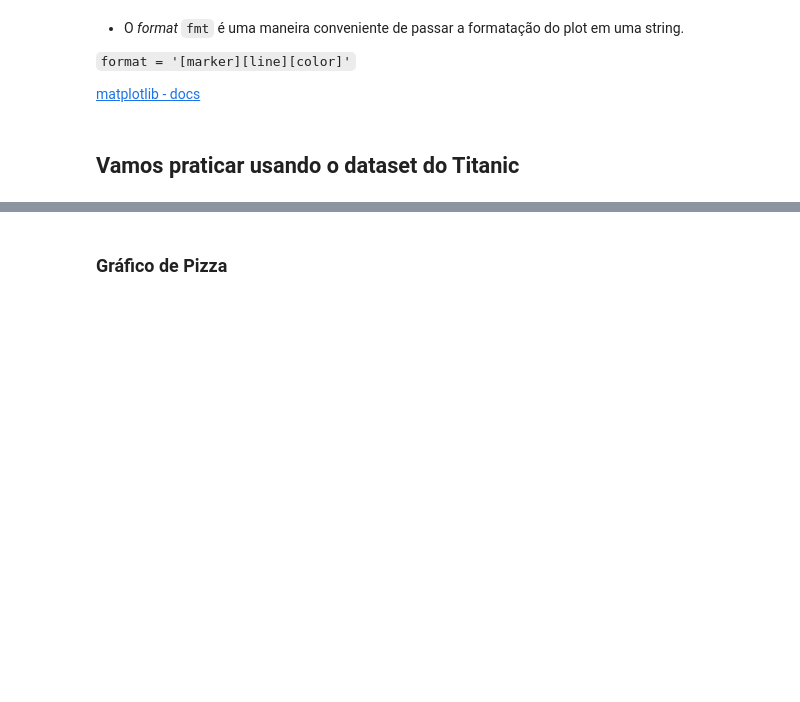
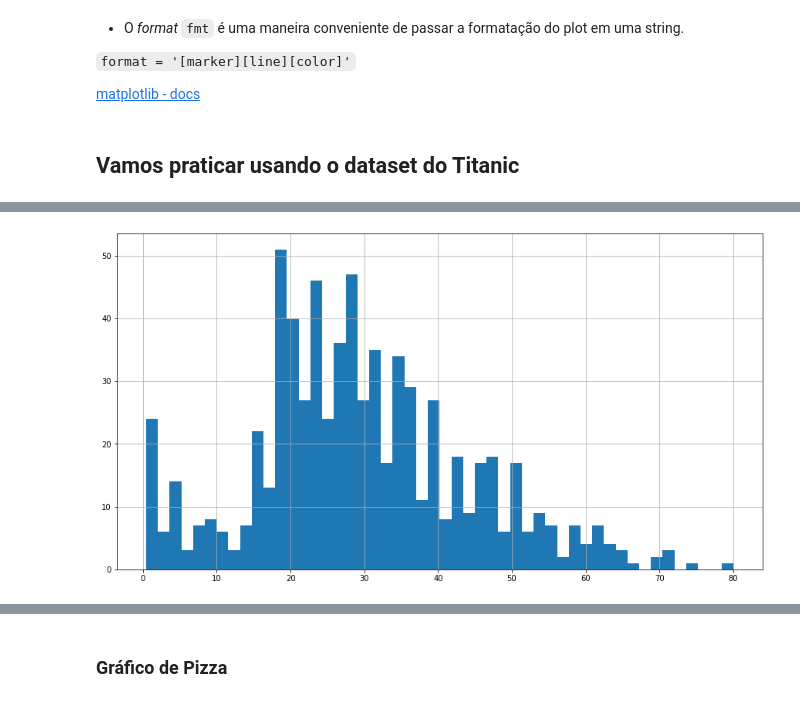
Before and after one commit to KyraPires/Visualizacao_Dados_Intro, a Jupyter notebook: Intro_visualizacao_pyladies.ipynb, the cells around one changed output, grey strips where cells are left out. Cells and saved outputs as stored; diff of their text form; code cells hidden in the pictures; blank space fills up the shorter version.

```diff
--- a/Intro_visualizacao_pyladies.ipynb
+++ b/Intro_visualizacao_pyladies.ipynb
@@ -299,5 +328,7 @@ df.shape
 # %%
 #plotar histograma da coluna Age
-df["Age"].hist(bins=20, figsize=(15,8));
+df["Age"].hist(bins=(50), figsize=(15,8));
+# %% [output]
+[figure, added]
 # %%
 df["Age"].sort_values().unique()
```
Also changed, not shown: parts of 24 cells of this notebook.
